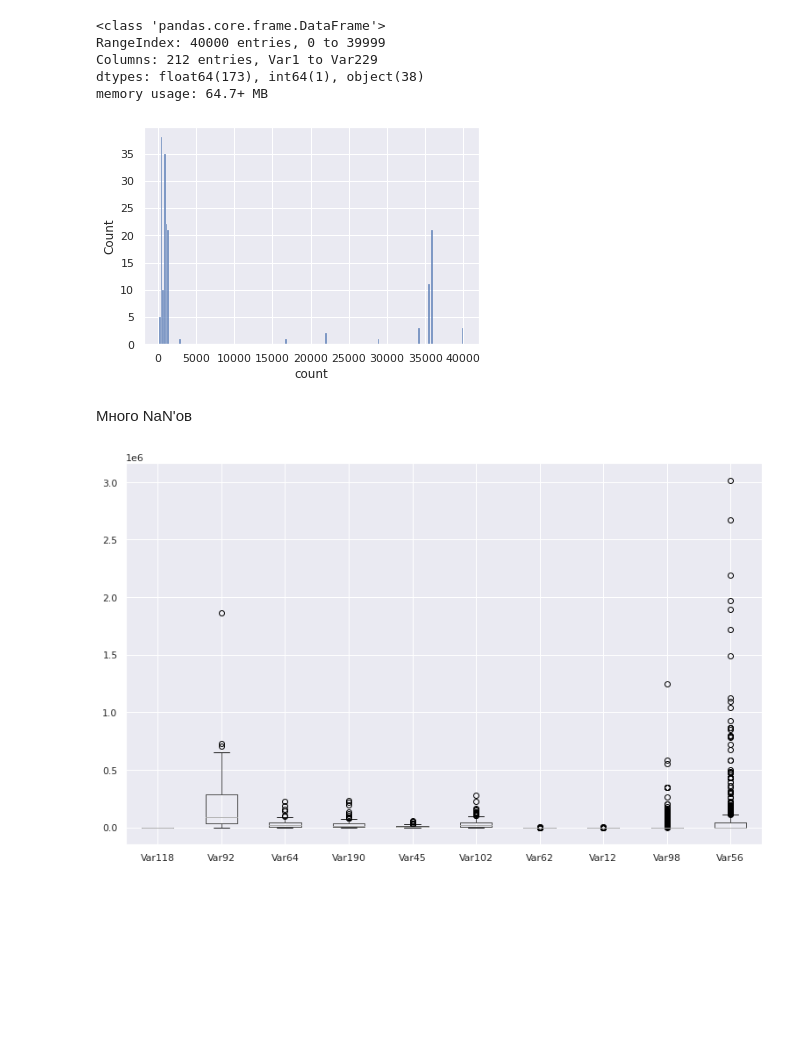
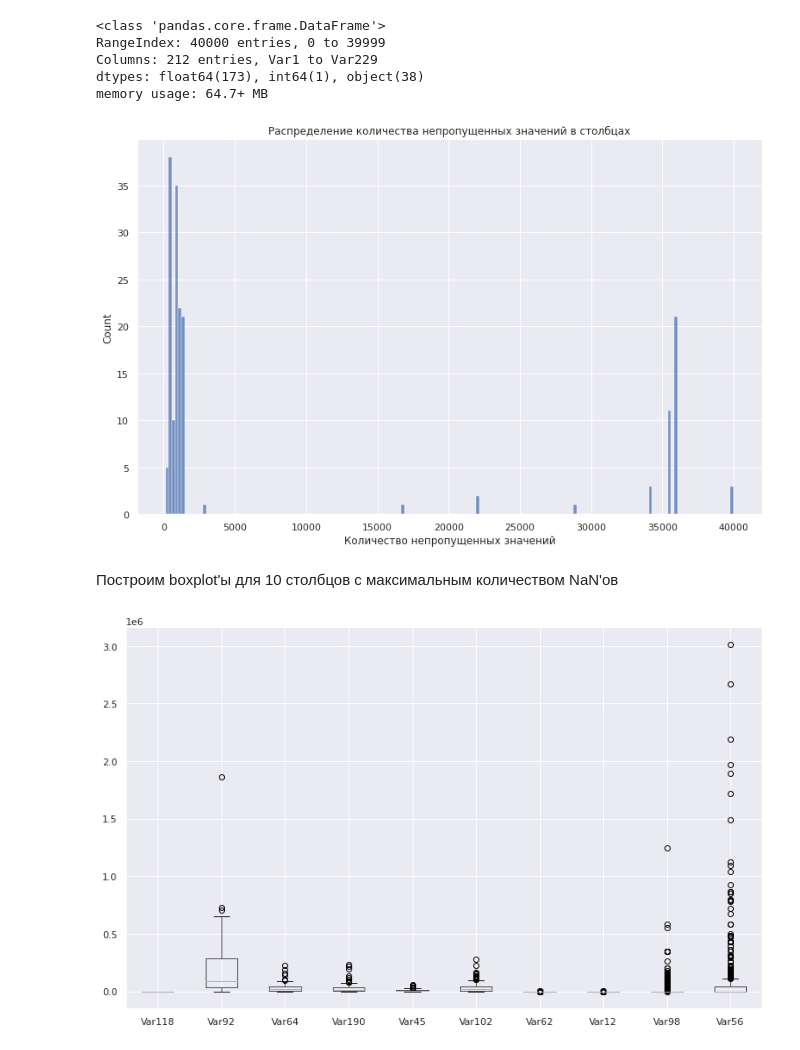
Before and after one commit to Uniholder/Specialization-Yandex-MIPT, a Jupyter notebook: 6_Final_projects/2_churn_prediction/week_1.ipynb, the cells around one changed output. Cells and saved outputs as stored; diff of their text form; code cells hidden in the pictures; blank space fills up the shorter version.

```diff
--- a/6_Final_projects/2_churn_prediction/week_1.ipynb
+++ b/6_Final_projects/2_churn_prediction/week_1.ipynb
@@ -102,12 +105,14 @@ dtypes: float64(173), int64(1), object(38)
 memory usage: 64.7+ MB
 # %%
 not_nans = df_train.describe().loc['count'].sort_values()
-# %%
-sns.histplot(not_nans);
-# %% [output]
-[figure, removed]
-# %% [markdown]
-Много NaN'ов
+# %%
+sns.histplot(not_nans);
+plt.title('Распределение количества непропущенных значений в столбцах')
+plt.xlabel('Количество непропущенных значений');
+# %% [output]
+[figure, added]
+# %% [markdown]
+Построим boxplot'ы для 10 столбцов с максимальным количеством NaN'ов
 # %%
 df_train['target'] = labels_train
 # %%
```
Also changed, not shown: parts of 29 cells of this notebook.
